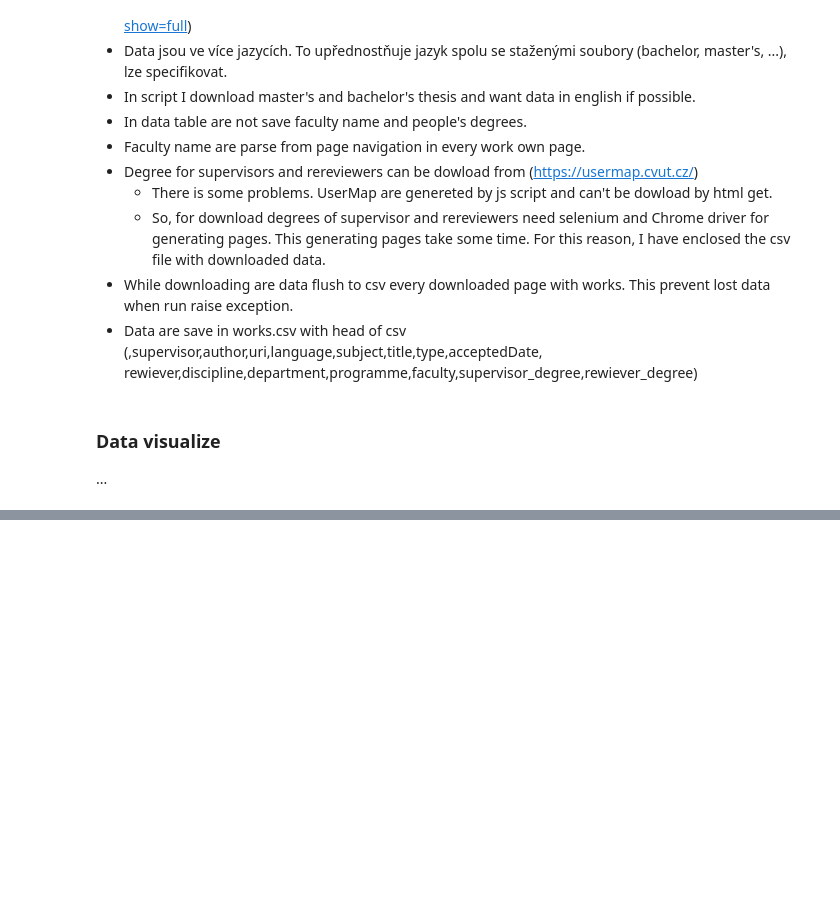
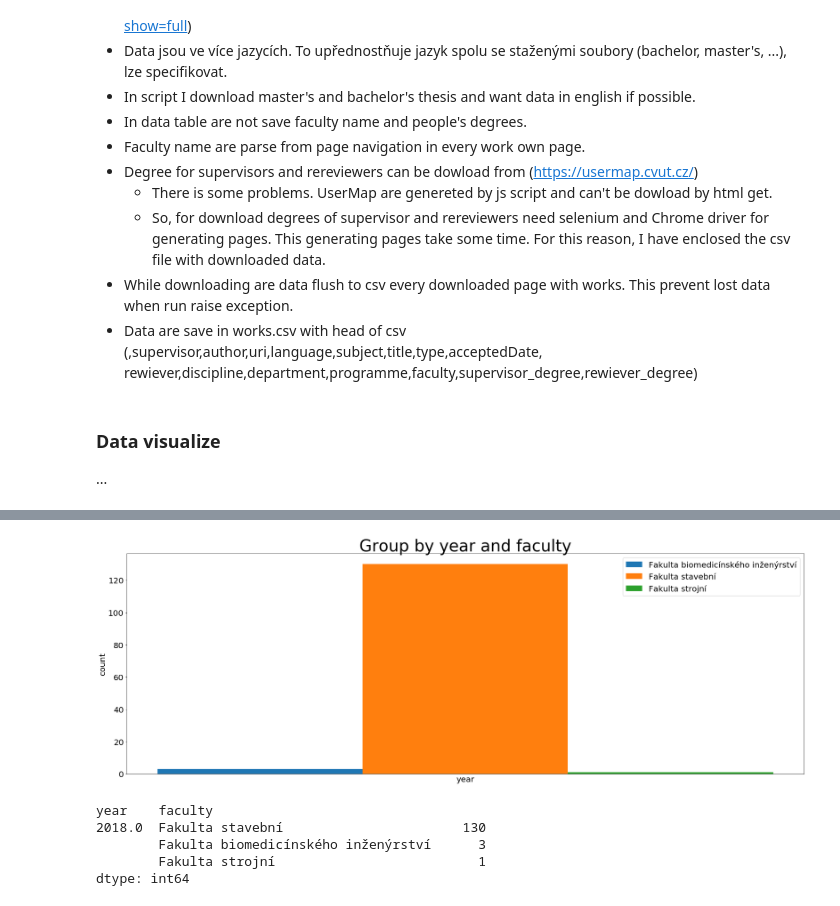
Before and after one commit to martilad/MI-PDD2018_tasks, a Jupyter notebook: 01/homework_01_B181.ipynb, the cells around one changed output, grey strips where cells are left out. Drawn from its saved outputs; the diff is of its cells as text; code cells hidden in the pictures; blank space fills up the shorter version.

Commit message:
Repair download bug and create firtt grab by year and faculty.

```diff
--- a/01/homework_01_B181.ipynb
+++ b/01/homework_01_B181.ipynb
@@ -193,6 +193,7 @@ pages = int(soup.find("li", {"class": "last-page-link"}).find("a").get_text())
 print("Download first page. Pages with works:", pages, flush=True)
 
 sumTime = 0
+file = 'tmp.csv'
 # from page
 fromPage = 1
 # go over all pages
@@ -232,10 +233,12 @@ for pg in range(fromPage, pages+1):
 
     print("Page:", pg, "/", pages, flush=True)
     print(sumTime, pg, flush=True)
-    if os.path.isfile("tmp.csv"):
-        data_all.to_csv("tmp.csv", mode='a', sep=',', header=False)
+    if os.path.isfile(file):
+        data_all = data_all.reindex(sorted(data_all.columns), axis=1)
+        data_all.to_csv(file, mode='a', sep=',', header=False)
     else:
-        data_all.to_csv("tmp.csv", mode='a', sep=',', header=True)
+        data_all = data_all.reindex(sorted(data_all.columns), axis=1)
+        data_all.to_csv(file, mode='a', sep=',', header=True)
 
     data_all = data_all.iloc[0:0]
 
@@ -302,0 +251,65 @@ Length: 70, dtype: int64
+# %%
+import numpy as np
+import pandas as pd
+#import sklearn as skit
+import matplotlib.pyplot as plt
+#import seaborn as sns
+
+
+dataCVUT = pd.read_csv('test1.csv', index_col=0)
+dataCVUT= dataCVUT.reset_index(drop=True)
+dataCVUT['acceptedDate'] =  pd.to_datetime(dataCVUT['acceptedDate'], format='%Y-%m-%d')
+dataCVUT['year'] = dataCVUT['acceptedDate'].map(lambda x: x.year)
+#display(dataCVUT.head())
+#display(dataCVUT.groupby(['title']).size().sort_values(ascending=False))
+#display(dataCVUT.groupby(['supervisor_degree']).size().sort_values(ascending=False))
+df1 = pd.DataFrame({'count' : dataCVUT.groupby(['faculty', 'year'
+                                ]).size().sort_values(ascending=False)}).reset_index()
+
+fig, ax = plt.subplots(figsize=(30,10))
+ind = sorted(df1['year'].unique())
+fac = sorted(df1['faculty'].unique())
+
+magicNumber = float(0.95/len(fac)) # the width of the bars
+startNumber = float(-1*(0.95/(len(fac)/2)))
+
+#print(ind)
+#print(fac)
+pp = []
+for f in fac:
+    df = df1.loc[df1['faculty'] == f, ['year', 'count']].sort_values(by = 'year', ascending=True)
+
+    for yr in ind:
+        if yr not in df["year"].tolist():
+            df.loc[-1] = [yr, 0]
+
+    df = df.sort_values(by = 'year', ascending=True)["count"].tolist()
+    #print(f, [x+startNumber for x in ind], df)
+
+    pp.append(ax.bar([x+startNumber for x in ind], df, magicNumber))
+    startNumber += magicNumber
+
+
+ax.set_title('Group by year and faculty', size = 40)
+ax.set_xticks([x + magicNumber*2 for x in ind])
+ax.set_xticklabels(ind)
+plt.ylabel("count")
+plt.xlabel("year")
+
+plt.rc('xtick',labelsize=20)
+plt.rc('ytick',labelsize=20)
+plt.rc('axes',labelsize=20, titlesize=30)
+
+ax.legend([x[0] for x in pp], fac, fontsize = 20)
+ax.autoscale_view()
+
+plt.show()
+
+display(dataCVUT.groupby(['year', 'faculty']).size().sort_values(ascending=False))
+# %% [output]
+[figure, added]
+year    faculty
+2018.0  Fakulta stavební                       130
+        Fakulta biomedicínského inženýrství      3
+        Fakulta strojní                          1
+dtype: int64
```
Also changed, not shown: parts of 1 cell of this notebook, 1 other file.
